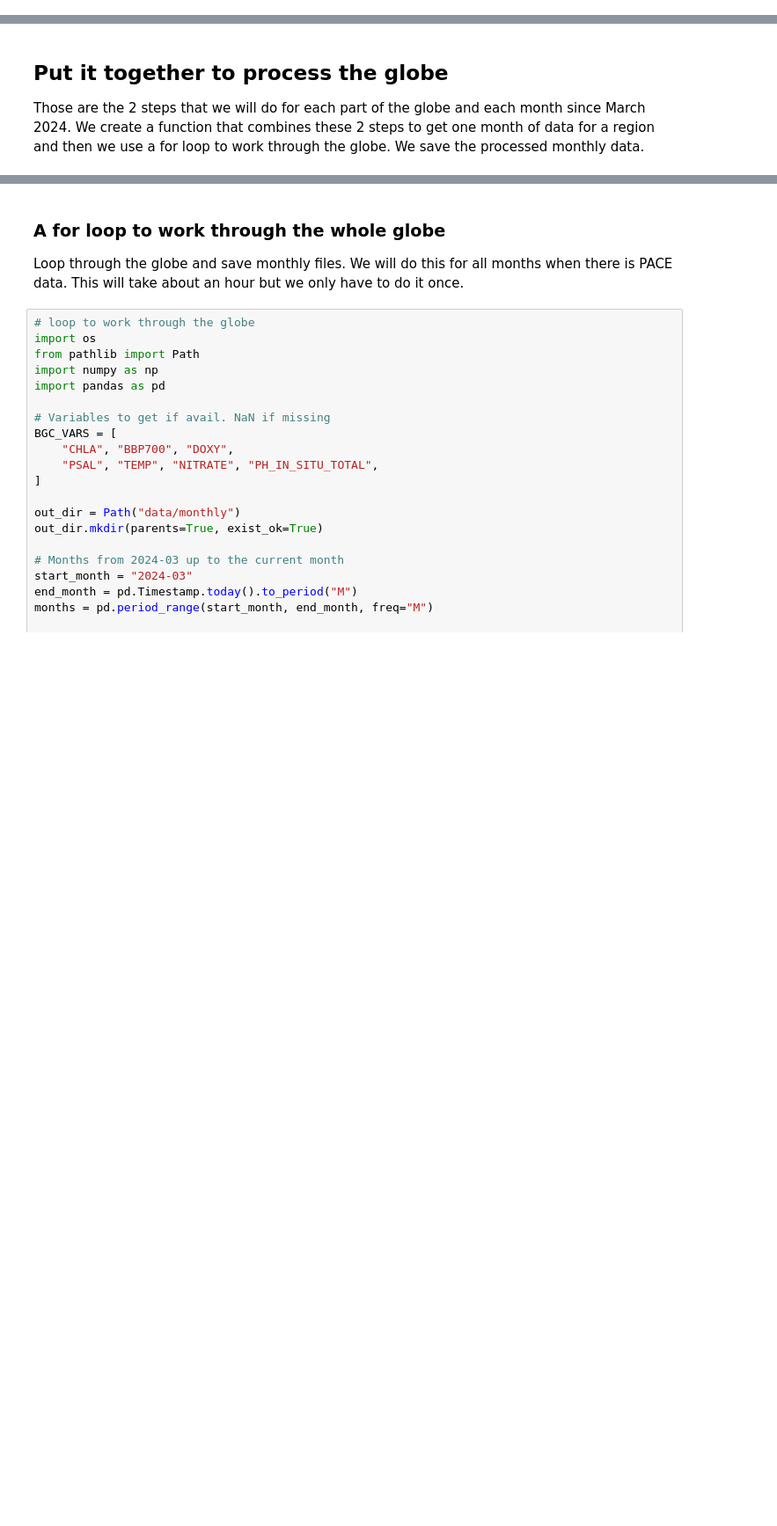
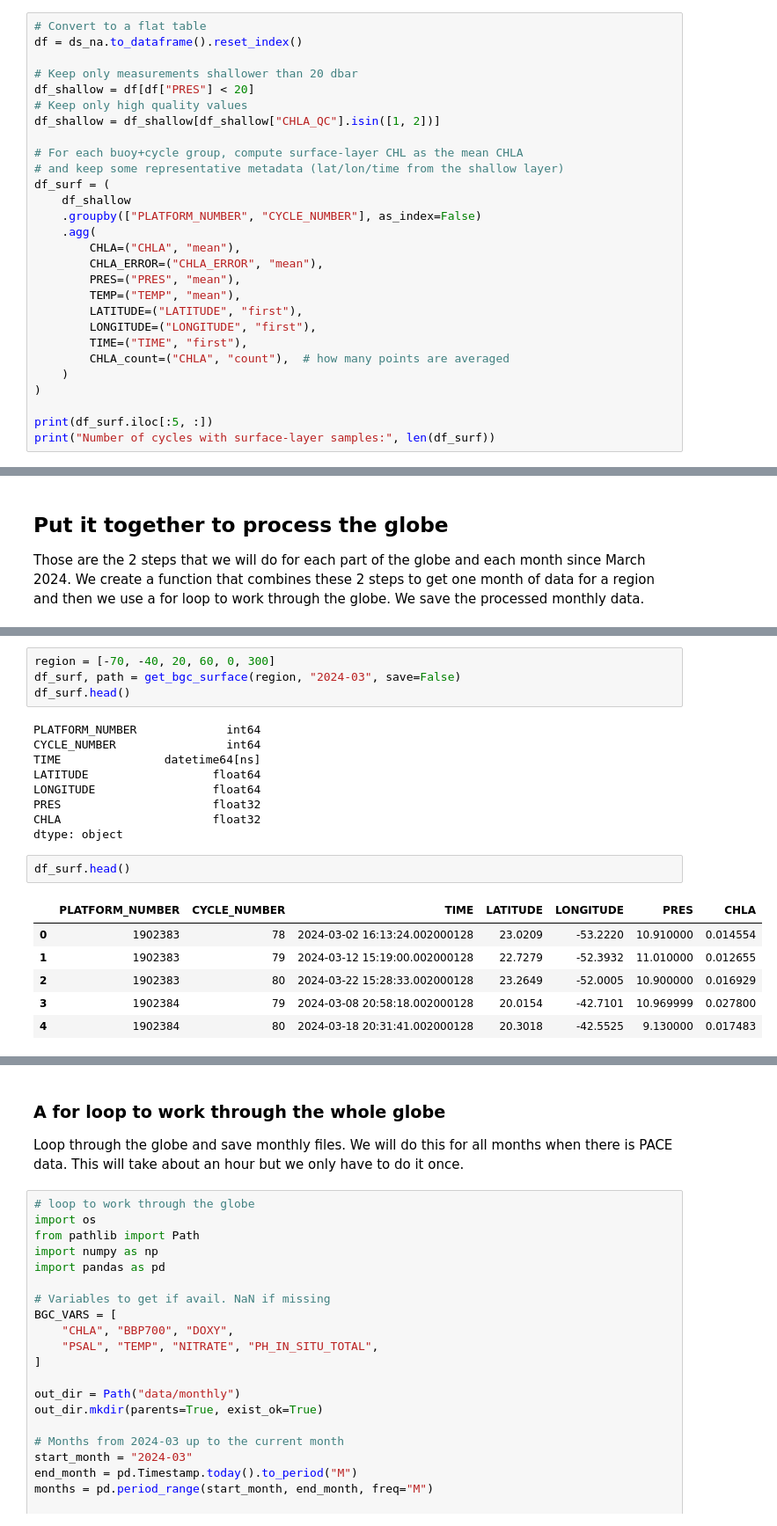
Before and after one commit to eeholmes/2025-tutorials, a Jupyter notebook: argopy.ipynb, the cells around one changed output, grey strips where cells are left out. Shown at 88% size. Drawn from its saved outputs; the diff is of its cells as text; blank space fills up the shorter version.

```diff
--- a/argopy.ipynb
+++ b/argopy.ipynb
@@ -141,0 +229,28 @@ Number of profiles (shallowest samples): 33
+# %%
+# Convert to a flat table
+df = ds_na.to_dataframe().reset_index()
+
+# Keep only measurements shallower than 20 dbar
+df_shallow = df[df["PRES"] < 20]
+# Keep only high quality values
+df_shallow = df_shallow[df_shallow["CHLA_QC"].isin([1, 2])]
+
+# For each buoy+cycle group, compute surface-layer CHL as the mean CHLA
+# and keep some representative metadata (lat/lon/time from the shallow layer)
+df_surf = (
+    df_shallow
+    .groupby(["PLATFORM_NUMBER", "CYCLE_NUMBER"], as_index=False)
+    .agg(
+        CHLA=("CHLA", "mean"),
+        CHLA_ERROR=("CHLA_ERROR", "mean"),
+        PRES=("PRES", "mean"),
+        TEMP=("TEMP", "mean"),
+        LATITUDE=("LATITUDE", "first"),
+        LONGITUDE=("LONGITUDE", "first"),
+        TIME=("TIME", "first"),
+        CHLA_count=("CHLA", "count"),  # how many points are averaged
+    )
+)
+
+print(df_surf.iloc[:5, :])
+print("Number of cycles with surface-layer samples:", len(df_surf))
@@ -284,6 +467,28 @@ def get_bgc_surface(reg, mon, data_dir="data", vars=None, save=False):
         return df_surf, str(out_path)
 
     return df_surf, None
+# %%
+region = [-70, -40, 20, 60, 0, 300]
+df_surf, path = get_bgc_surface(region, "2024-03", save=False)
+df_surf.head()
+# %% [output]
+PLATFORM_NUMBER             int64
+CYCLE_NUMBER                int64
+TIME               datetime64[ns]
+LATITUDE                  float64
+LONGITUDE                 float64
+PRES                      float32
+CHLA                      float32
+dtype: object
+# %%
+df_surf.head()
+# %% [output]
+|  | PLATFORM_NUMBER | CYCLE_NUMBER | TIME | LATITUDE | LONGITUDE | PRES | CHLA |
+| 0 | 1902383 | 78 | 2024-03-02 16:13:24.002000128 | 23.0209 | -53.2220 | 10.910000 | 0.014554 |
+| 1 | 1902383 | 79 | 2024-03-12 15:19:00.002000128 | 22.7279 | -52.3932 | 11.010000 | 0.012655 |
+| 2 | 1902383 | 80 | 2024-03-22 15:28:33.002000128 | 23.2649 | -52.0005 | 10.900000 | 0.016929 |
+| 3 | 1902384 | 79 | 2024-03-08 20:58:18.002000128 | 20.0154 | -42.7101 | 10.969999 | 0.027800 |
+| 4 | 1902384 | 80 | 2024-03-18 20:31:41.002000128 | 20.3018 | -42.5525 | 9.130000 | 0.017483 |
 # %%
 # Example
 params = ["CHLA", "BBP700", "DOXY", "PRES"]
```
Also changed, not shown: parts of 16 cells of this notebook.
